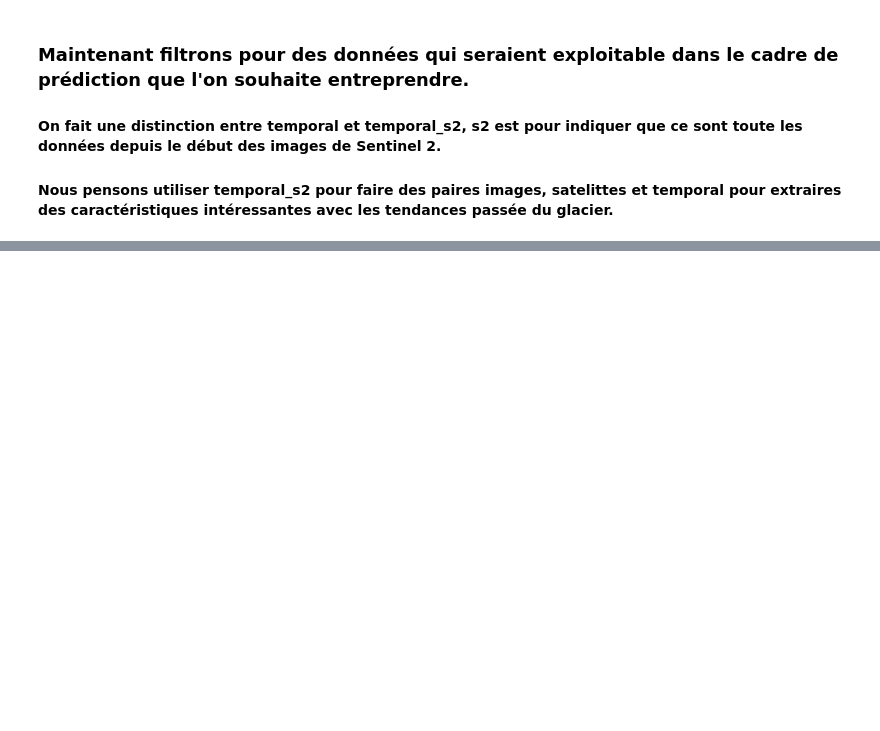
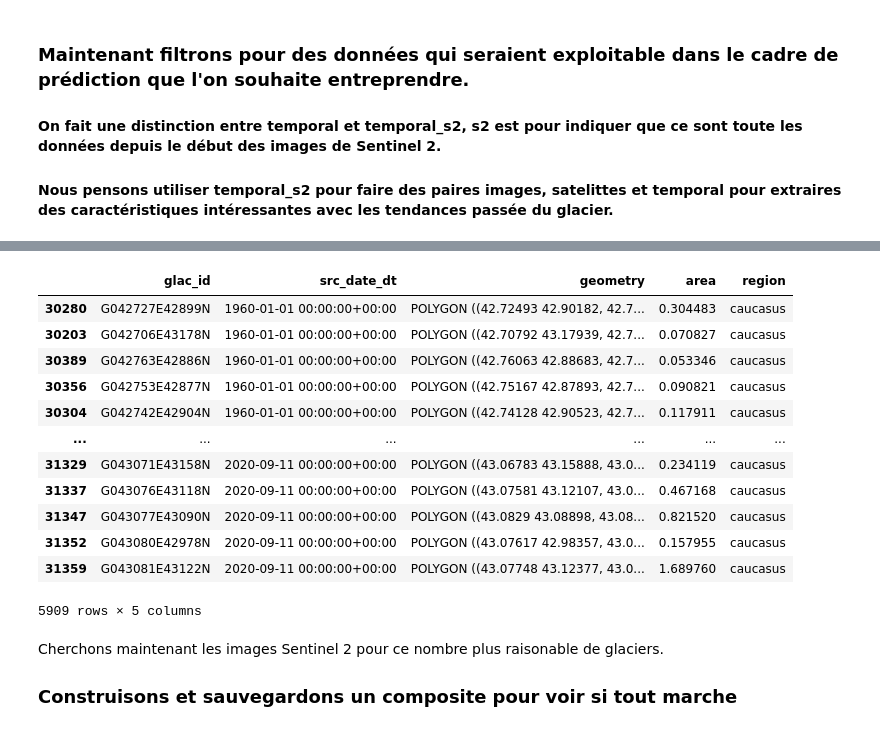
Before and after one commit to pierre-emery/projet_glacier, a Jupyter notebook: notebooks/data_fetch_clean.ipynb, the cells around one changed output, grey strips where cells are left out. Saved outputs shown, nothing was run; the diff lists cells and outputs as text; code cells hidden in the pictures; blank space fills up the shorter version.

```diff
--- a/notebooks/data_fetch_clean.ipynb
+++ b/notebooks/data_fetch_clean.ipynb
@@ -307,0 +349,17 @@ proc.mkdir(parents=True, exist_ok=True)
+# %%
+glaciers_ref = glaciers_ref[glaciers_ref["area"] >= 0.05].copy()
+glaciers_ref
+# %% [output]
+|  | glac_id | src_date_dt | geometry | area | region |
+| 30280 | G042727E42899N | 1960-01-01 00:00:00+00:00 | POLYGON ((42.72493 42.90182, 42.7... | 0.304483 | caucasus |
+| 30203 | G042706E43178N | 1960-01-01 00:00:00+00:00 | POLYGON ((42.70792 43.17939, 42.7... | 0.070827 | caucasus |
+| 30389 | G042763E42886N | 1960-01-01 00:00:00+00:00 | POLYGON ((42.76063 42.88683, 42.7... | 0.053346 | caucasus |
+| 30356 | G042753E42877N | 1960-01-01 00:00:00+00:00 | POLYGON ((42.75167 42.87893, 42.7... | 0.090821 | caucasus |
+| 30304 | G042742E42904N | 1960-01-01 00:00:00+00:00 | POLYGON ((42.74128 42.90523, 42.7... | 0.117911 | caucasus |
+| ... | ... | ... | ... | ... | ... |
+| 31329 | G043071E43158N | 2020-09-11 00:00:00+00:00 | POLYGON ((43.06783 43.15888, 43.0... | 0.234119 | caucasus |
+| 31337 | G043076E43118N | 2020-09-11 00:00:00+00:00 | POLYGON ((43.07581 43.12107, 43.0... | 0.467168 | caucasus |
+| 31347 | G043077E43090N | 2020-09-11 00:00:00+00:00 | POLYGON ((43.0829 43.08898, 43.08... | 0.821520 | caucasus |
+| 31352 | G043080E42978N | 2020-09-11 00:00:00+00:00 | POLYGON ((43.07617 42.98357, 43.0... | 0.157955 | caucasus |
+| 31359 | G043081E43122N | 2020-09-11 00:00:00+00:00 | POLYGON ((43.07748 43.12377, 43.0... | 1.689760 | caucasus |
+5909 rows × 5 columns
@@ -307,0 +377,4 @@ proc.mkdir(parents=True, exist_ok=True)
+# %% [markdown]
+Cherchons maintenant les images Sentinel 2 pour ce nombre plus raisonable de glaciers.
+
+### Construisons et sauvegardons un composite pour voir si tout marche
```
Also changed, not shown: parts of 12 cells of this notebook, 4 other files.
